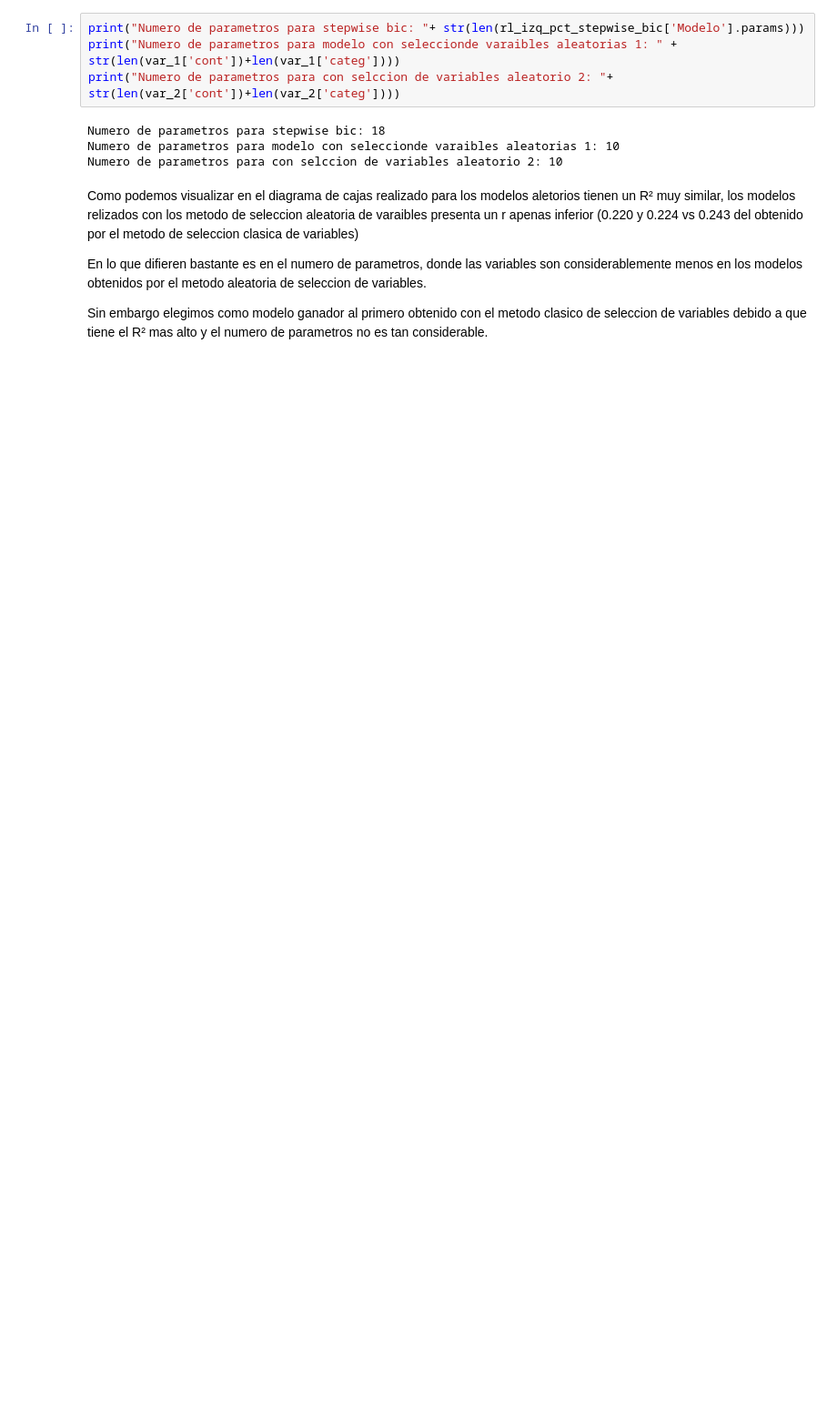
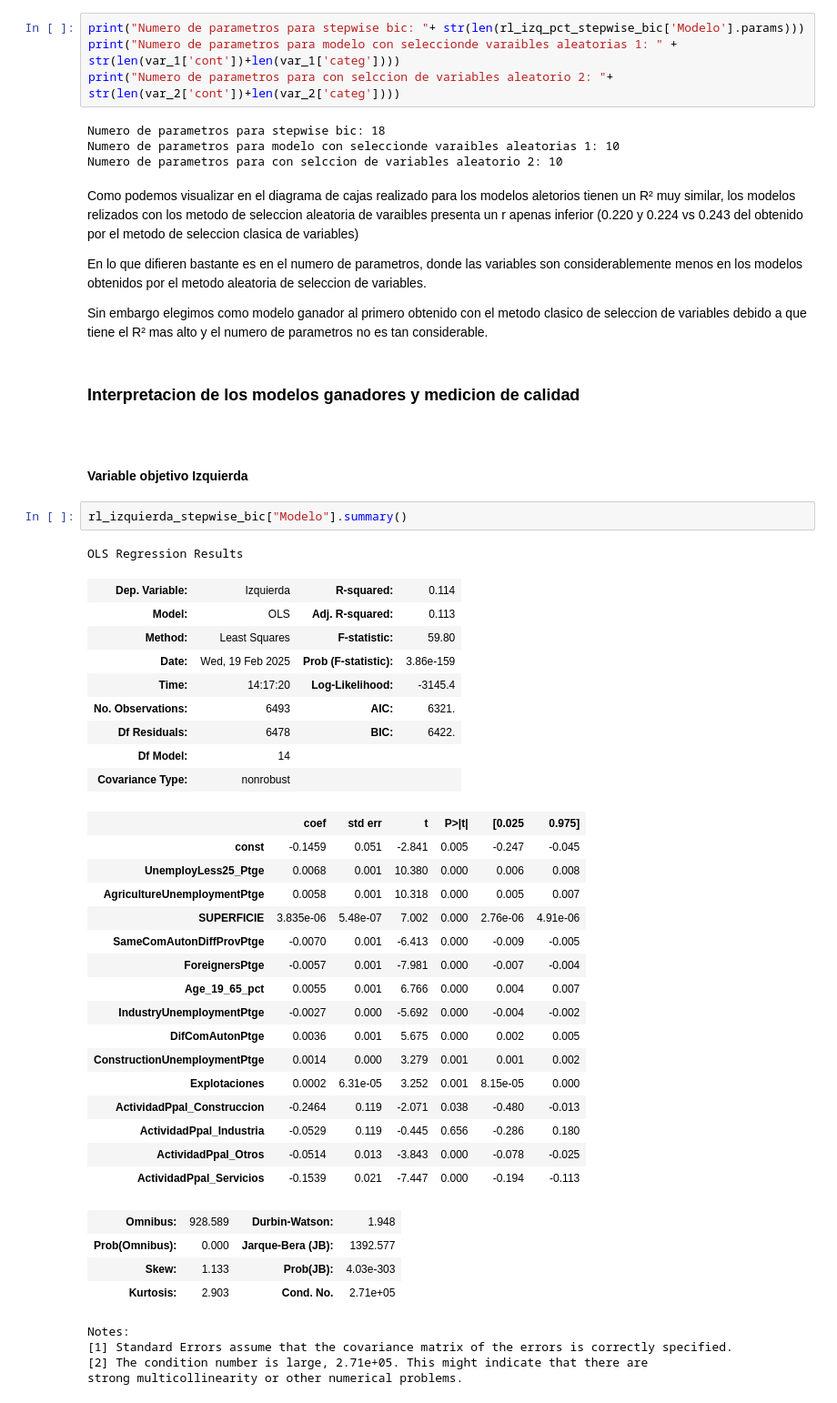
Before and after one commit to PabloPaezSheridan/SpainElectionsModel, a Jupyter notebook: Solution/PabloPaez_ModelizacionPredictiva.ipynb, the cells around one changed output. Shown at 91% size. Cells and saved outputs as stored; diff of their text form; blank space fills up the shorter version.

Commit message:
Seleccion y analisis de los modelos ganadores de la regresion lineal

```diff
--- a/Solution/PabloPaez_ModelizacionPredictiva.ipynb
+++ b/Solution/PabloPaez_ModelizacionPredictiva.ipynb
@@ -1092,3 +1097,44 @@ Como podemos visualizar en el diagrama de cajas realizado para los modelos aleto
  En lo que difieren bastante es en el numero de parametros, donde las variables son considerablemente menos en los modelos obtenidos por el metodo aleatoria de seleccion de variables.
 
 Sin embargo elegimos como modelo ganador al primero obtenido con el metodo clasico de seleccion de variables debido a que tiene el R² mas alto y el numero de parametros no es tan considerable.
+# %% [markdown]
+<h3>Interpretacion de los modelos ganadores y medicion de calidad<h3>
+# %% [markdown]
+<h4>Variable objetivo Izquierda </h4>
+# %%
+rl_izquierda_stepwise_bic["Modelo"].summary()
+# %% [output]
+OLS Regression Results
+| Dep. Variable: | Izquierda | R-squared: | 0.114 |
+| Model: | OLS | Adj. R-squared: | 0.113 |
+| Method: | Least Squares | F-statistic: | 59.80 |
+| Date: | Wed, 19 Feb 2025 | Prob (F-statistic): | 3.86e-159 |
+| Time: | 14:17:20 | Log-Likelihood: | -3145.4 |
+| No. Observations: | 6493 | AIC: | 6321. |
+| Df Residuals: | 6478 | BIC: | 6422. |
+| Df Model: | 14 |  |  |
+| Covariance Type: | nonrobust |  |  |
+|  | coef | std err | t | P>|t| | [0.025 | 0.975] |
+| const | -0.1459 | 0.051 | -2.841 | 0.005 | -0.247 | -0.045 |
+| UnemployLess25_Ptge | 0.0068 | 0.001 | 10.380 | 0.000 | 0.006 | 0.008 |
+| AgricultureUnemploymentPtge | 0.0058 | 0.001 | 10.318 | 0.000 | 0.005 | 0.007 |
+| SUPERFICIE | 3.835e-06 | 5.48e-07 | 7.002 | 0.000 | 2.76e-06 | 4.91e-06 |
+| SameComAutonDiffProvPtge | -0.0070 | 0.001 | -6.413 | 0.000 | -0.009 | -0.005 |
+| ForeignersPtge | -0.0057 | 0.001 | -7.981 | 0.000 | -0.007 | -0.004 |
+| Age_19_65_pct | 0.0055 | 0.001 | 6.766 | 0.000 | 0.004 | 0.007 |
+| IndustryUnemploymentPtge | -0.0027 | 0.000 | -5.692 | 0.000 | -0.004 | -0.002 |
+| DifComAutonPtge | 0.0036 | 0.001 | 5.675 | 0.000 | 0.002 | 0.005 |
+| ConstructionUnemploymentPtge | 0.0014 | 0.000 | 3.279 | 0.001 | 0.001 | 0.002 |
+| Explotaciones | 0.0002 | 6.31e-05 | 3.252 | 0.001 | 8.15e-05 | 0.000 |
+| ActividadPpal_Construccion | -0.2464 | 0.119 | -2.071 | 0.038 | -0.480 | -0.013 |
+| ActividadPpal_Industria | -0.0529 | 0.119 | -0.445 | 0.656 | -0.286 | 0.180 |
+| ActividadPpal_Otros | -0.0514 | 0.013 | -3.843 | 0.000 | -0.078 | -0.025 |
+| ActividadPpal_Servicios | -0.1539 | 0.021 | -7.447 | 0.000 | -0.194 | -0.113 |
+| Omnibus: | 928.589 | Durbin-Watson: | 1.948 |
+| Prob(Omnibus): | 0.000 | Jarque-Bera (JB): | 1392.577 |
+| Skew: | 1.133 | Prob(JB): | 4.03e-303 |
+| Kurtosis: | 2.903 | Cond. No. | 2.71e+05 |
+Notes:
+[1] Standard Errors assume that the covariance matrix of the errors is correctly specified.
+[2] The condition number is large, 2.71e+05. This might indicate that there are
+strong multicollinearity or other numerical problems.
```
Also changed, not shown: parts of 16 cells of this notebook.
